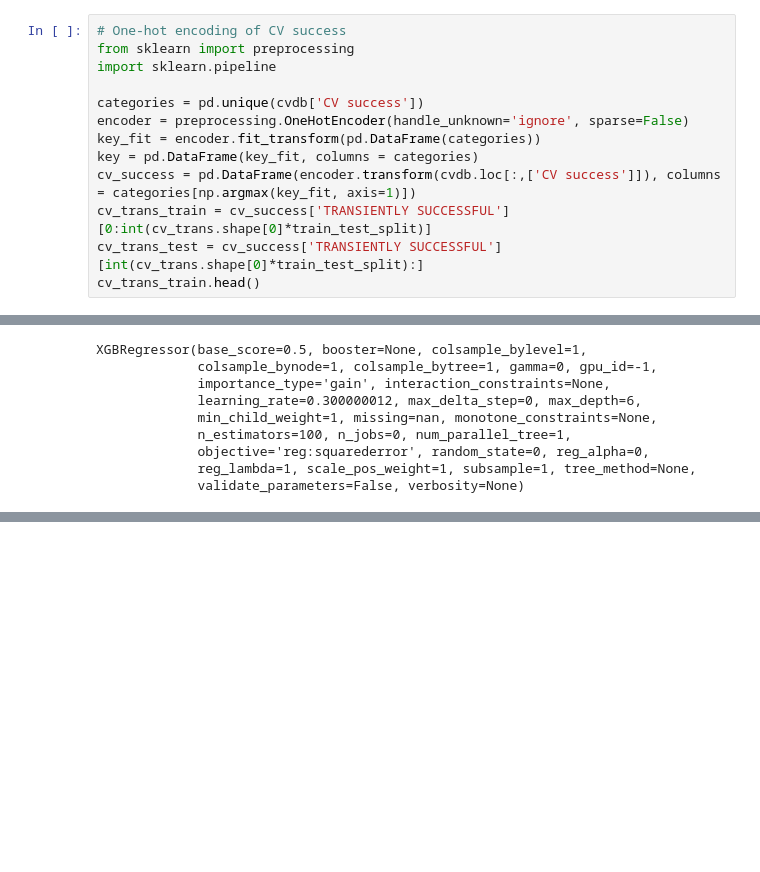
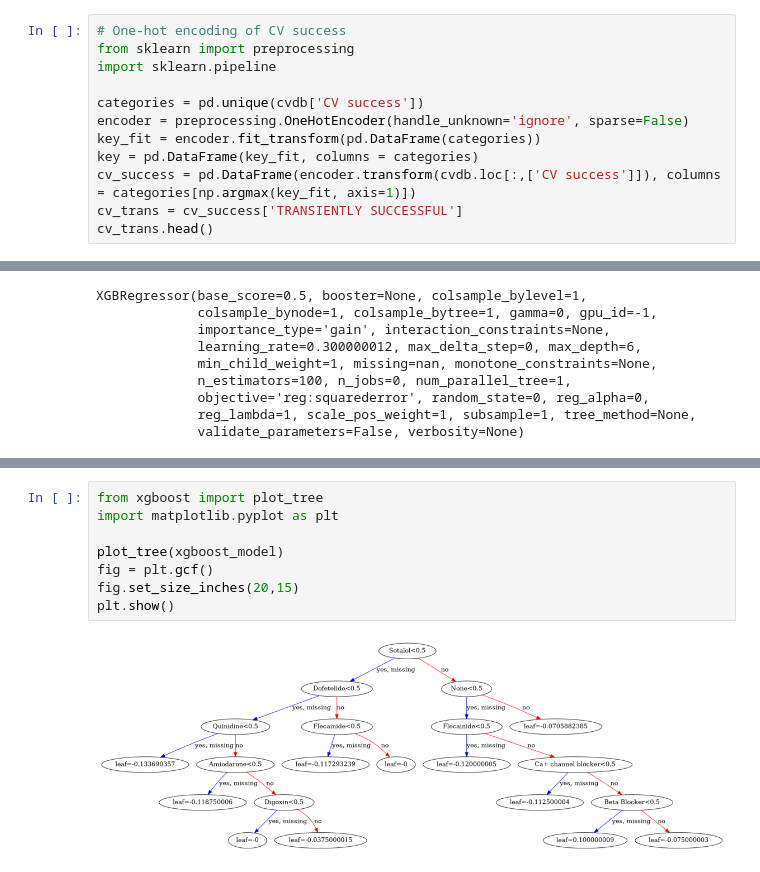
Before and after one commit to vishhvaan/ml-iraf-analysis, a Jupyter notebook: iraf-analysis-notebook.ipynb, the cells around one changed output, grey strips where cells are left out. Saved outputs shown, nothing was run; the diff lists cells and outputs as text; blank space fills up the shorter version.

Commit message:
Add model analysis for AF drugs

```diff
--- a/iraf-analysis-notebook.ipynb
+++ b/iraf-analysis-notebook.ipynb
@@ -36,9 +36,8 @@ encoder = preprocessing.OneHotEncoder(handle_unknown='ignore', sparse=False)
 key_fit = encoder.fit_transform(pd.DataFrame(categories))
 key = pd.DataFrame(key_fit, columns = categories)
 cv_success = pd.DataFrame(encoder.transform(cvdb.loc[:,['CV success']]), columns = categories[np.argmax(key_fit, axis=1)])
-cv_trans_train = cv_success['TRANSIENTLY SUCCESSFUL'][0:int(cv_trans.shape[0]*train_test_split)]
-cv_trans_test = cv_success['TRANSIENTLY SUCCESSFUL'][int(cv_trans.shape[0]*train_test_split):]
-cv_trans_train.head()
+cv_trans = cv_success['TRANSIENTLY SUCCESSFUL']
+cv_trans.head()
 # %% [output]
 0    0.0
 1    0.0
@@ -115,0 +132,10 @@ Model Accuracy =  0.9372262773722628
+# %%
+from xgboost import plot_tree
+import matplotlib.pyplot as plt
+
+plot_tree(xgboost_model)
+fig = plt.gcf()
+fig.set_size_inches(20,15)
+plt.show()
+# %% [output]
+[figure, added]
```
Also changed, not shown: parts of 8 cells of this notebook.
